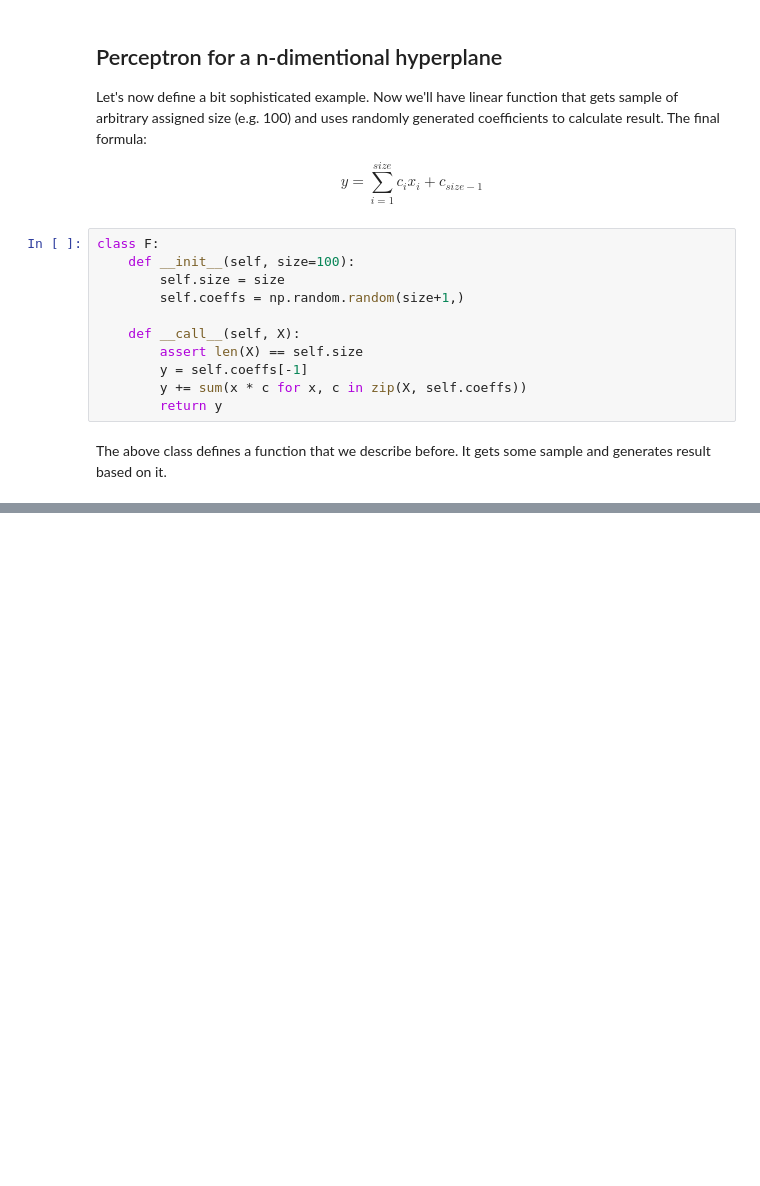
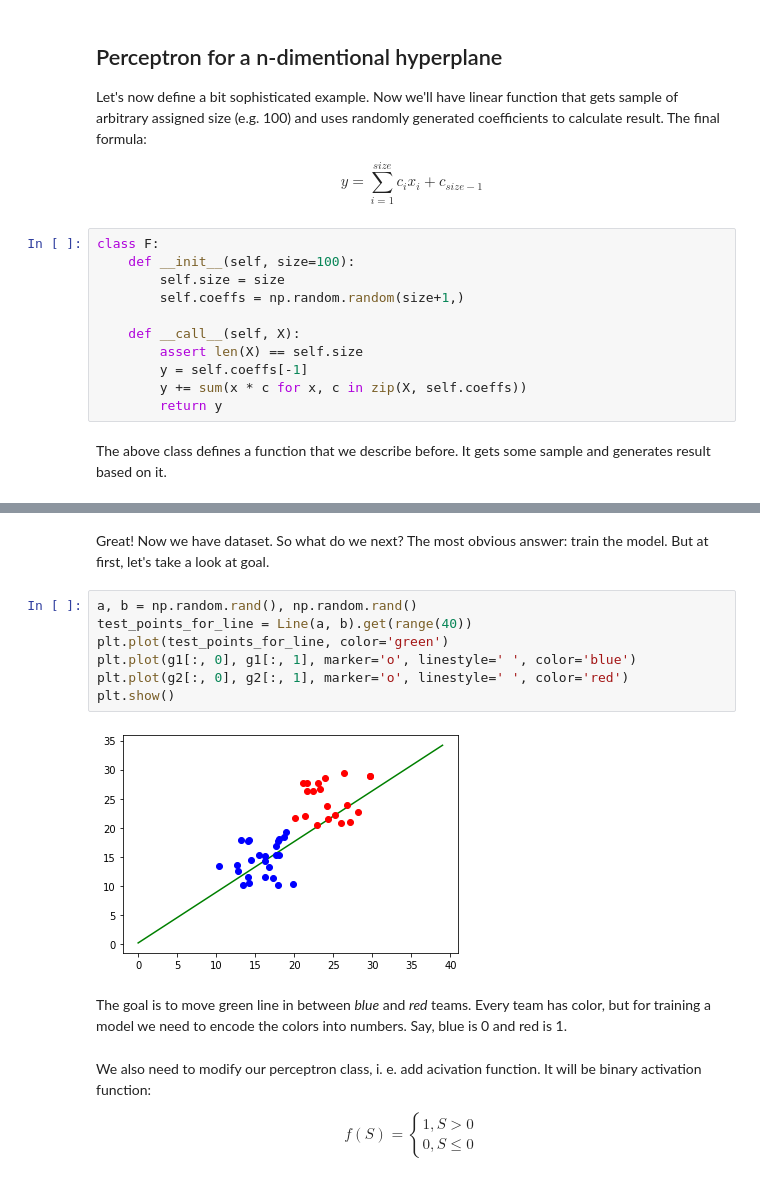
Before and after one commit to VoIlAlex/sandbox, a Jupyter notebook: SLP/slp.ipynb, the cells around one changed output, grey strips where cells are left out. Cells and saved outputs as stored; diff of their text form; blank space fills up the shorter version.

```diff
--- a/SLP/slp.ipynb
+++ b/SLP/slp.ipynb
@@ -268,0 +316,20 @@ Error per sample: [1.07339845]
+# %% [markdown]
+Great! Now we have dataset. So what do we next? The most obvious answer: train the model. But at first, let's take a look at goal.
+# %%
+a, b = np.random.rand(), np.random.rand()
+test_points_for_line = Line(a, b).get(range(40))
+plt.plot(test_points_for_line, color='green')
+plt.plot(g1[:, 0], g1[:, 1], marker='o', linestyle=' ', color='blue')
+plt.plot(g2[:, 0], g2[:, 1], marker='o', linestyle=' ', color='red')
+plt.show()
+# %% [output]
+[figure, added]
+# %% [markdown]
+The goal is to move green line in between *blue* and *red* teams. Every team has color, but for training a model we need to encode the colors into numbers. Say, blue is 0 and red is 1.
+# %% [markdown]
+We also need to modify our perceptron class, i. e. add <a name='activation-function'>acivation function</a>. It will be binary activation function:
+
+$$ f(S) =\begin{cases}
+        1, S > 0 \\
+        0, S \le 0
+        \end{cases} $$
```
Also changed, not shown: parts of 19 cells of this notebook, 4 other files.
